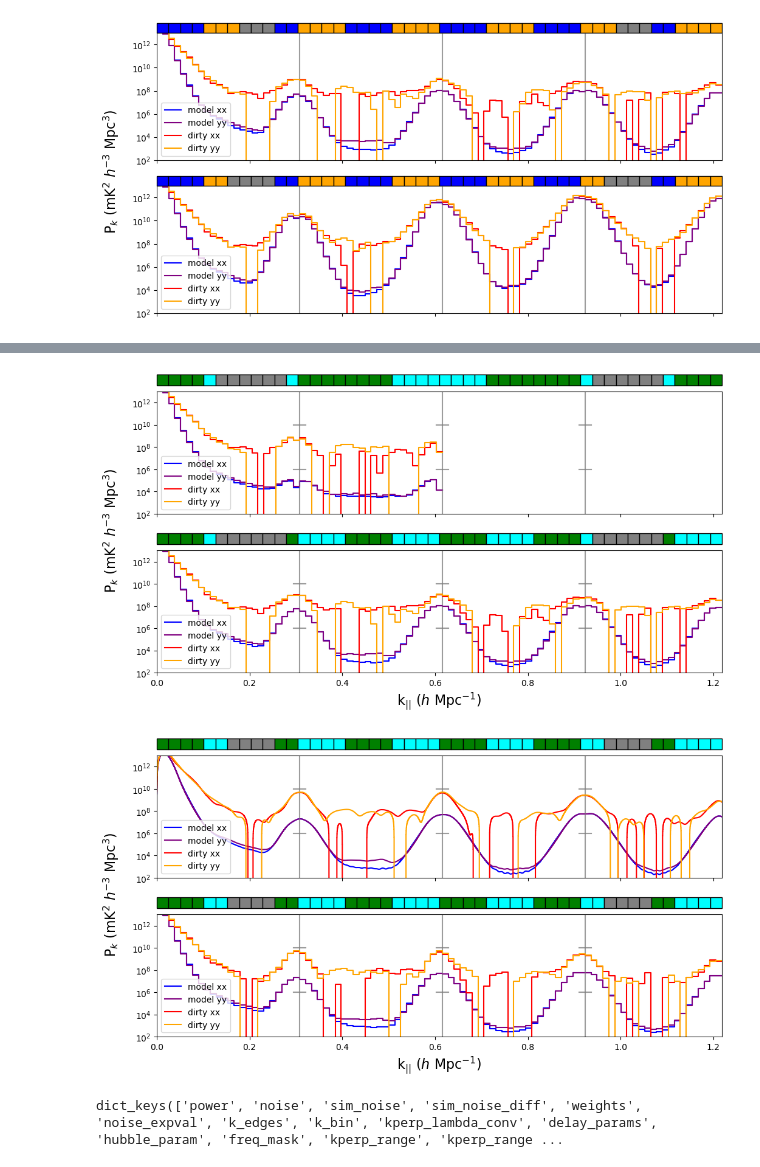
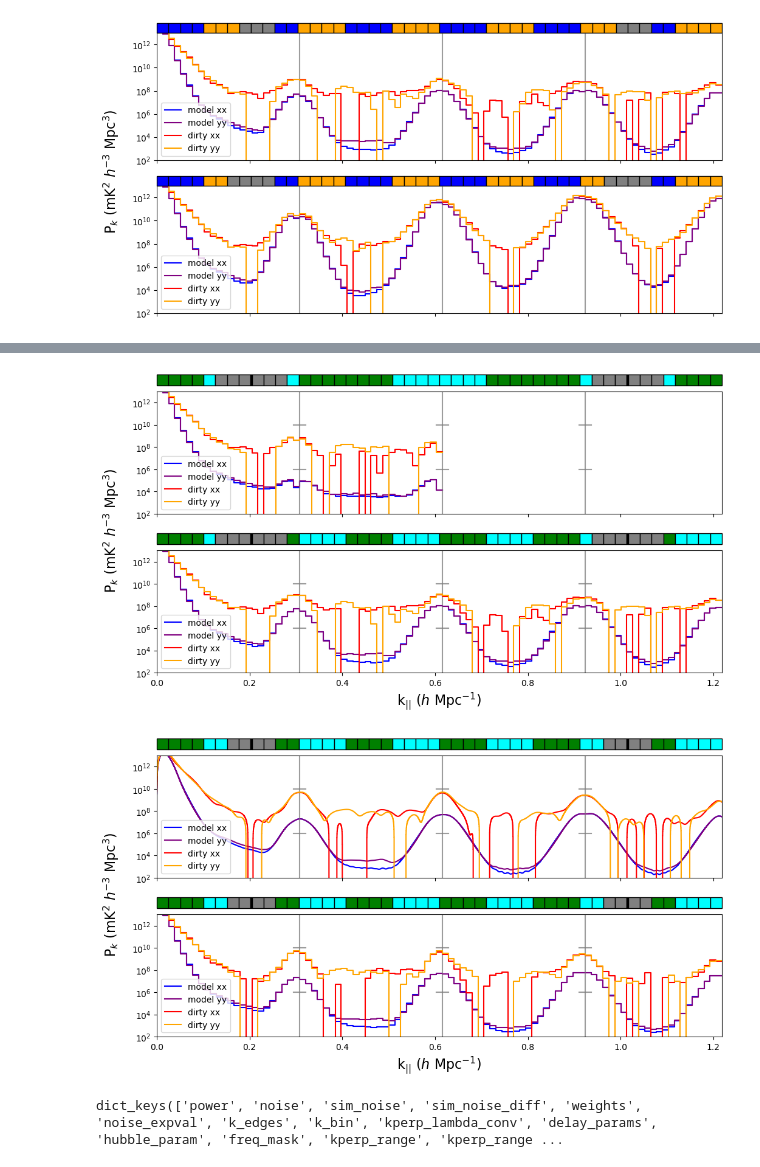
Before and after one commit to EoRImaging/student_projects, a Jupyter notebook: pstar_thesis_plotting_notebooks/mwax_flagging_averaging_plots.ipynb, the cells around one changed output, grey strips where cells are left out. Cells and saved outputs as stored; diff of their text form; code cells hidden in the pictures.

```diff
--- a/pstar_thesis_plotting_notebooks/mwax_flagging_averaging_plots.ipynb
+++ b/pstar_thesis_plotting_notebooks/mwax_flagging_averaging_plots.ipynb
@@ -718,6 +845,28 @@ base_table_bin5_across[:, 6:11] = 'grey'
 base_table_bin5_across[:, 38:43] = 'grey'
 base_table_avg[:, 5:11] = 'grey'
 base_table_avg[:, 37:43] = 'grey'
+
+base_table_bin3 = np.insert(base_table_bin3, 8, 'black')
+base_table_bin3 = np.insert(base_table_bin3, -8, 'black')
+base_table_bin3 = base_table_bin3[np.newaxis, :]
+
+base_table_bin5 = np.insert(base_table_bin5, 8, 'black')
+base_table_bin5 = np.insert(base_table_bin5, -8, 'black')
+base_table_bin5 = base_table_bin5[np.newaxis, :]
+
+base_table_bin5_across = np.insert(base_table_bin5_across, 8, 'black')
+base_table_bin5_across = np.insert(base_table_bin5_across, -8, 'black')
+base_table_bin5_across = base_table_bin5_across[np.newaxis, :]
+
+base_table_avg = np.insert(base_table_avg, 8, 'black')
+base_table_avg = np.insert(base_table_avg, -8, 'black')
+base_table_avg = base_table_avg[np.newaxis, :]
+
+widths = np.full(50, 8/386)
+widths[8] = 1/386
+widths[41] = 1/386
+
 tables = [base_table_bin3, base_table_bin5, base_table_bin5_across, base_table_avg]
-thesis_flag_avg_plots(tables, freq_avg_use, 'freq_bin_compare')
+
+thesis_flag_avg_plots(tables, freq_avg_use, 'freq_bin_compare', widths=widths)
 # %% [output]
@@ -736,7 +885,12 @@ table_bin8 = np.array(table, dtype='U8')
 table_bin8 = table_bin8[np.newaxis, :]
 table_bin8[:, 5:11] = 'grey'
 table_bin8[:, 37:43] = 'grey'
+table_bin8 = np.insert(table_bin8, 8, 'black')
+table_bin8 = np.insert(table_bin8, -8, 'black')
+table_bin8 = table_bin8[np.newaxis, :]
+
 tables = [table_bin8, base_table_avg]
+
 freq_avg_use = ['flagedge3truncate_freqbin8acrossgap_', 'flagedge3_freqavg4_evenfreqs_']
 plotname = 'freq_bin8_compare'
 colours = ['blue', 'purple', 'red', 'orange']
@@ -769,7 +923,7 @@ for i in range(nrows):
     ax.set_ylim(log_ylim)
     ax.set_xlim(kz[0], kz[-1])
     ax.set_yscale('log')
-    ax.table(cellColours=tables[i], bbox=[0, 1.05, 1, 0.09], cellLoc='center')
+    ax.table(cellColours=tables[i], bbox=[0, 1.05, 1, 0.09], cellLoc='center', colWidths=widths)
     ax.add_patch(Rectangle((0.5, 500), 1, 1))
     if i==nrows-1:
         ax.set_xlabel(r'k$_{||}$ ($h$ Mpc$^{-1}$)', fontsize=16)
@@ -781,7 +935,7 @@ fig.savefig('/Users/pstar/EORanalysis/thesis_plots/' + plotname + '.pdf')
 plt.show()
 plt.close()
 # %% [output]
-[figure, old version]
+[figure, new version]
 # %%
 base_table = np.array(['green','green','green','green','aqua','aqua','aqua','aqua'], dtype = 'U8')
 base_table = np.tile(base_table, (1,6))
@@ -791,12 +945,22 @@ base_table1 = np.copy(base_table)
 base_table1[:, [6, 38]] = 'grey'
 base_table2 = np.copy(base_table1)
 base_table2[:, [10, 42]] = 'grey'
+
+base_table1 = np.insert(base_table1, 8, 'black')
+base_table1 = np.insert(base_table1, -8, 'black')
+base_table1 = base_table1[np.newaxis, :]
+
 tables = [base_table1, base_table1]
+
+widths = np.full(50, 8/386)
+widths[8] = 1/386
+widths[41] = 1/386
+
 freq_avg_use = ['flagedge2_freqavg4_evenfreqs_', 'flagedge2_freqavg4_evenfreqs_']
 suffix1 = '_dfthfine_kzorigfreqs_averemove_swbh_dencorr_kperplambda10-50_kpar_power.idlsave'
 suffix2 = '_dft_kzorigfreqs_averemove_swbh_dencorr_kperplambda10-50_kpar_power.idlsave'
 suffixes = [suffix1, suffix2]
-plotname = 'hfine_compare'
+plotname = 'freq_hfine_compare'
 colours = ['blue', 'purple', 'red', 'orange']
 log_ylim = (1e2, 1e13)
 ylim = (1e2, 1e10)
@@ -812,35 +976,35 @@ fig, axes = plt.subplots(nrows=nrows, figsize=(12,3*nrows))
 for i in range(nrows):
     ax = axes[i]
     for j, t in enumerate(('model', 'dirty')):
         for k, p in enumerate(('xx', 'yy')):
             data_dict3 = get_sav_data(data_dir, file_prefix, suffixes[i], [freq_avg_use[i]], t, p)
             kz = data_dict3[0].k_edges + data_dict3[0].k_bin / 2
             kz = kz[:-1]
             if i == 0:
                 kzhline = np.linspace(kz[0], kz[-1],num=96)
             else:
                 kzhline = kz
             ax.vlines(cb_kz, ymin=log_ylim[0], ymax=log_ylim[1], color='grey', alpha=0.3)
             ax.plot(kzhline, htick1, color='grey', alpha=0.3)
             ax.plot(kzhline, htick2, color='grey', alpha=0.3)
             ax.step(kz, data_dict3[0].power, label=t + ' ' + p, color=colours[k + 2 * j])
     ax.legend(loc='lower left')
     ax.set_ylim(log_ylim)
     ax.set_xlim(kz[0], kz[-1])
     ax.set_yscale('log')
-    ax.table(cellColours=tables[i], bbox=[0, 1.05, 1, 0.09], cellLoc='center')
+    ax.table(cellColours=tables[i], bbox=[0, 1.05, 1, 0.09], cellLoc='center', colWidths=widths)
     ax.add_patch(Rectangle((0.5, 500), 1, 1))
     if i==nrows-1:
         ax.set_xlabel(r'k$_{||}$ ($h$ Mpc$^{-1}$)', fontsize=16)
     else:
         ax.tick_params(labelbottom=False)
 fig.supylabel(r'P$_k$ (mK$^2$ $h^{-3}$ Mpc$^3$)',fontsize=16, x=0.05)
 plt.subplots_adjust(hspace=0.3)
 fig.savefig('/Users/pstar/EORanalysis/thesis_plots/' + plotname + '.pdf')
 plt.show()
 plt.close()
 # %% [output]
-[figure, old version]
+[figure, new version]
 # %%
 data_dict3[0].keys()
 # %% [output]
```
Also changed, not shown: parts of 7 cells of this notebook, 1 other file.
